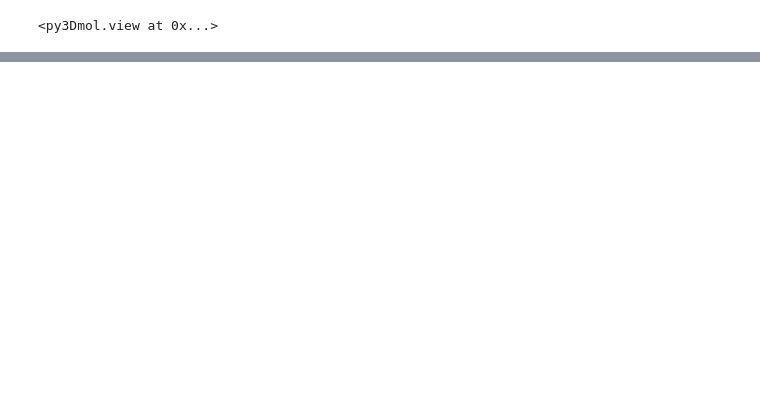
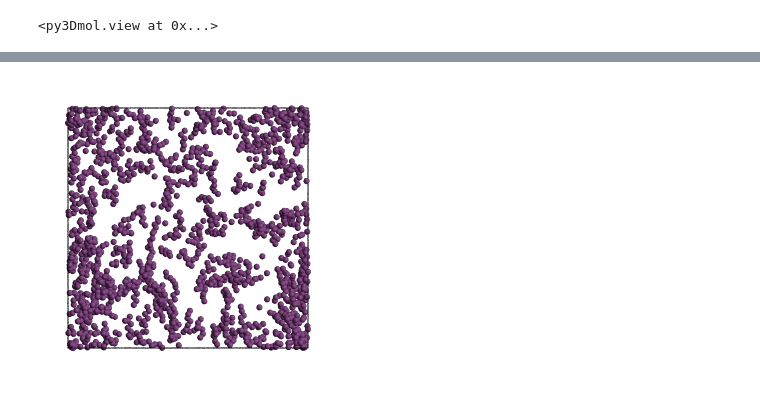
Before and after one commit to mosdef-hub/CECAM-MoSDeF-Workshop, a Jupyter notebook: polymer_workflow/hoomd-organics.ipynb, the cells around one changed output, grey strips where cells are left out. Cells and saved outputs as stored; diff of their text form; code cells hidden in the pictures; blank space fills up the shorter version.

```diff
--- a/polymer_workflow/hoomd-organics.ipynb
+++ b/polymer_workflow/hoomd-organics.ipynb
@@ -294,0 +277,6 @@ WARNING: Running pip as the 'root' user can result in broken permissions and con
+# %%
+cg_viz = FresnelGSD("cg.gsd")
+cg_viz.frame = 20
+cg_viz.view()
+# %% [output]
+[figure, added]
```
Also changed, not shown: parts of 37 cells of this notebook.
